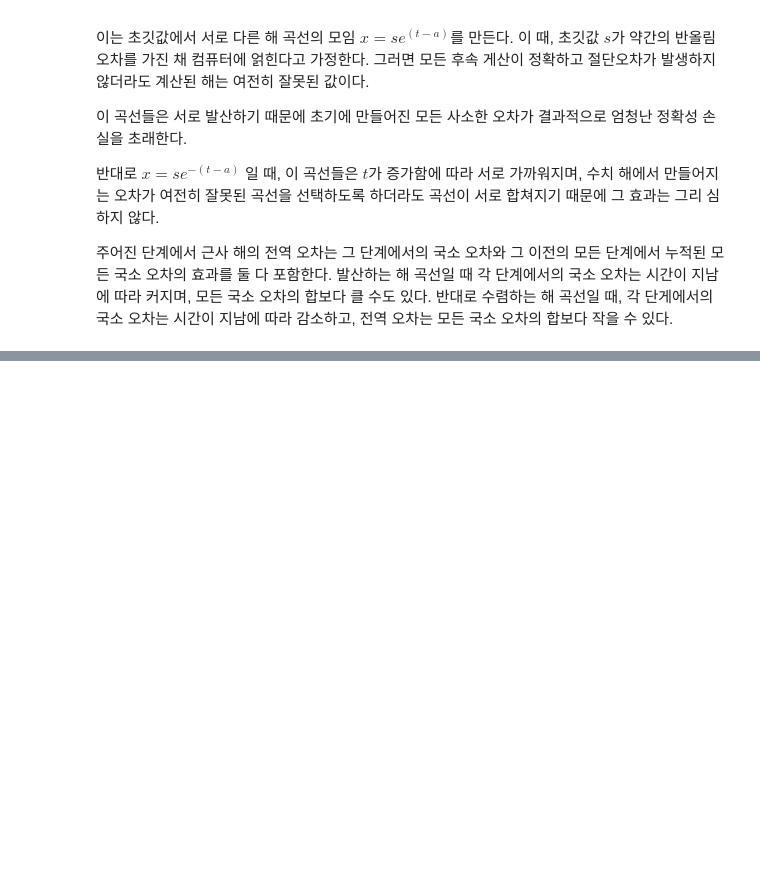
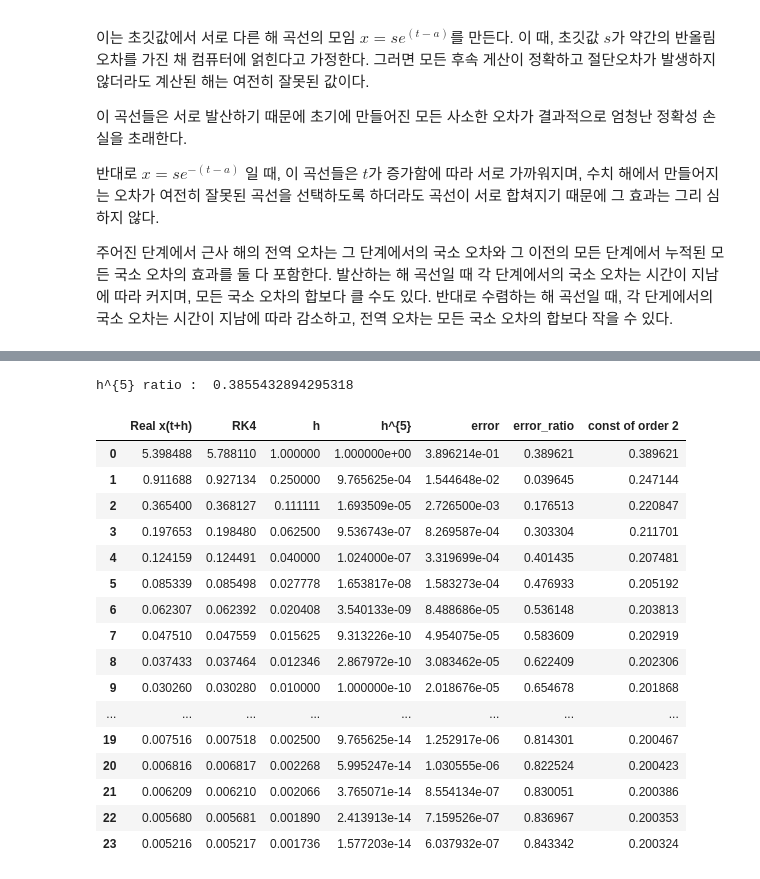
Before and after one commit to tirals88/Numerical-Mathematics-and-Computing, a Jupyter notebook: Chap7_Initial Values Problems.ipynb, the cells around one changed output, grey strips where cells are left out. Drawn from its saved outputs; the diff is of its cells as text; code cells hidden in the pictures; blank space fills up the shorter version.

```diff
--- a/Chap7_Initial Values Problems.ipynb
+++ b/Chap7_Initial Values Problems.ipynb
@@ -1033,0 +1219,65 @@ x(a) = s
+# %%
+#7
+#h의 제곱에 대한 오차비율이 유계임을 확인할 수 있다.
+#h의 다섯 제곱에 대한 오차비율이 유계가 아님. 왜일까.
+import math
+
+def RK4_error():
+  t_0 = 0
+  x_0 = 0
+
+  def x0(t): # x(t)
+    return 3*t - 5*np.cos(t) + (t**2 / 10) + 5
+
+  def test_f(t, x): # x'(t) = test_f(t, x(t))
+    return 3 + 5*np.sin(t) +0.2*x
+
+  error_list = []
+
+  h_list = [1/(i**2) for i in np.arange(1, 25)]
+
+  error = 1
+
+  for j in range(len(h_list)):
+    h_ = h_list[j]
+    x_correct = x0(t_0 + h_)
+
+    K1 = h_*test_f(t_0, x_0)
+    K2 = h_*test_f(t_0 + h_/2, x_0 + K1/2)
+    K3 = h_*test_f(t_0 + h_/2, x_0 + K2/2)
+    K4 = h_*test_f(t_0 + h_, x_0 + K3)
+
+    x_RK4 = x_0 + (K1 + 2*K2 + 2*K3 + K4)/6
+
+    error_ex = error
+    error = np.abs(x_correct - x_RK4)
+
+    error_ratio = error / error_ex
+
+    const = error / ((h_)**2)
+    error_list.append([x_correct, x_RK4, h_, h_**5, error, error_ratio, const])
+
+  error_list = pd.DataFrame(error_list, columns=['Real x(t+h)', 'RK4', 'h', 'h^{5}', 'error', 'error_ratio', 'const of order 2'])
+  print("h^{5} ratio : ", (h_list[10]/h_list[9])**5)
+  return error_list
+
+RK4_error()
+# %% [output]
+h^{5} ratio :  0.3855432894295318
+|  | Real x(t+h) | RK4 | h | h^{5} | error | error_ratio | const of order 2 |
+| 0 | 5.398488 | 5.788110 | 1.000000 | 1.000000e+00 | 3.896214e-01 | 0.389621 | 0.389621 |
+| 1 | 0.911688 | 0.927134 | 0.250000 | 9.765625e-04 | 1.544648e-02 | 0.039645 | 0.247144 |
+| 2 | 0.365400 | 0.368127 | 0.111111 | 1.693509e-05 | 2.726500e-03 | 0.176513 | 0.220847 |
+| 3 | 0.197653 | 0.198480 | 0.062500 | 9.536743e-07 | 8.269587e-04 | 0.303304 | 0.211701 |
+| 4 | 0.124159 | 0.124491 | 0.040000 | 1.024000e-07 | 3.319699e-04 | 0.401435 | 0.207481 |
+| 5 | 0.085339 | 0.085498 | 0.027778 | 1.653817e-08 | 1.583273e-04 | 0.476933 | 0.205192 |
+| 6 | 0.062307 | 0.062392 | 0.020408 | 3.540133e-09 | 8.488686e-05 | 0.536148 | 0.203813 |
+| 7 | 0.047510 | 0.047559 | 0.015625 | 9.313226e-10 | 4.954075e-05 | 0.583609 | 0.202919 |
+| 8 | 0.037433 | 0.037464 | 0.012346 | 2.867972e-10 | 3.083462e-05 | 0.622409 | 0.202306 |
+| 9 | 0.030260 | 0.030280 | 0.010000 | 1.000000e-10 | 2.018676e-05 | 0.654678 | 0.201868 |
+| ... | ... | ... | ... | ... | ... | ... | ... |
+| 19 | 0.007516 | 0.007518 | 0.002500 | 9.765625e-14 | 1.252917e-06 | 0.814301 | 0.200467 |
+| 20 | 0.006816 | 0.006817 | 0.002268 | 5.995247e-14 | 1.030555e-06 | 0.822524 | 0.200423 |
+| 21 | 0.006209 | 0.006210 | 0.002066 | 3.765071e-14 | 8.554134e-07 | 0.830051 | 0.200386 |
+| 22 | 0.005680 | 0.005681 | 0.001890 | 2.413913e-14 | 7.159526e-07 | 0.836967 | 0.200353 |
+| 23 | 0.005216 | 0.005217 | 0.001736 | 1.577203e-14 | 6.037932e-07 | 0.843342 | 0.200324 |
```
Also changed, not shown: parts of 9 cells of this notebook.
